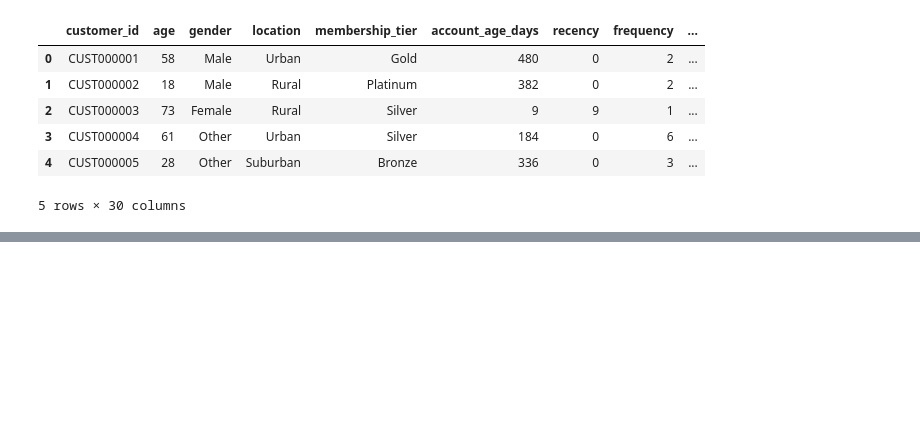
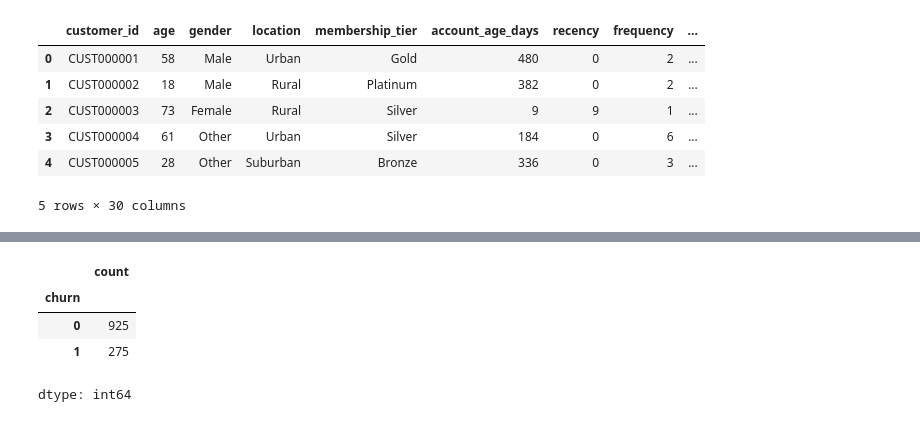
Before and after one commit to muinul-official/Data-Mining-G13, a Jupyter notebook: EDA_&_Feature_Engineering.ipynb, the cells around one changed output, grey strips where cells are left out. Saved outputs shown, nothing was run; the diff lists cells and outputs as text; code cells hidden in the pictures; blank space fills up the shorter version.

Commit message:
EDA : inspect main churn dataset and target distribution

```diff
--- a/EDA_&_Feature_Engineering.ipynb
+++ b/EDA_&_Feature_Engineering.ipynb
@@ -36,0 +62,8 @@ reviews: (1200, 5)
+# %%
+churn['churn'].value_counts()
+# %% [output]
+|  | count |
+| churn |  |
+| 0 | 925 |
+| 1 | 275 |
+dtype: int64
```
Also changed, not shown: parts of 4 cells of this notebook.
